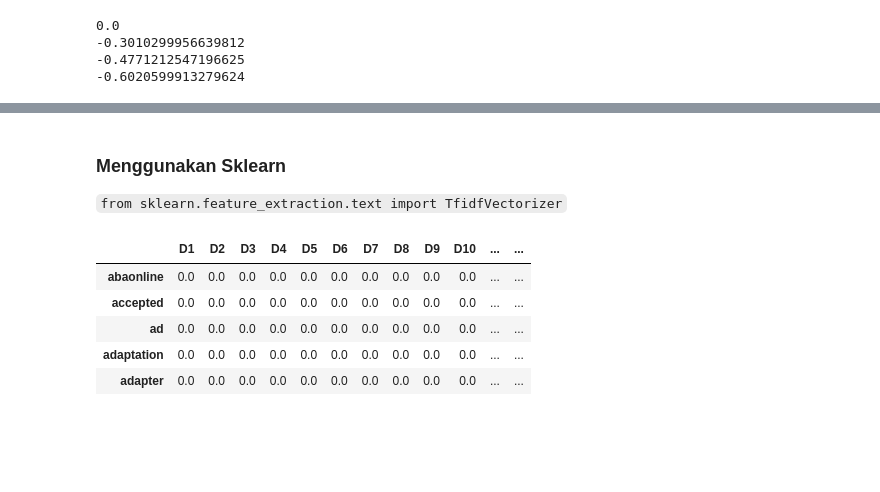
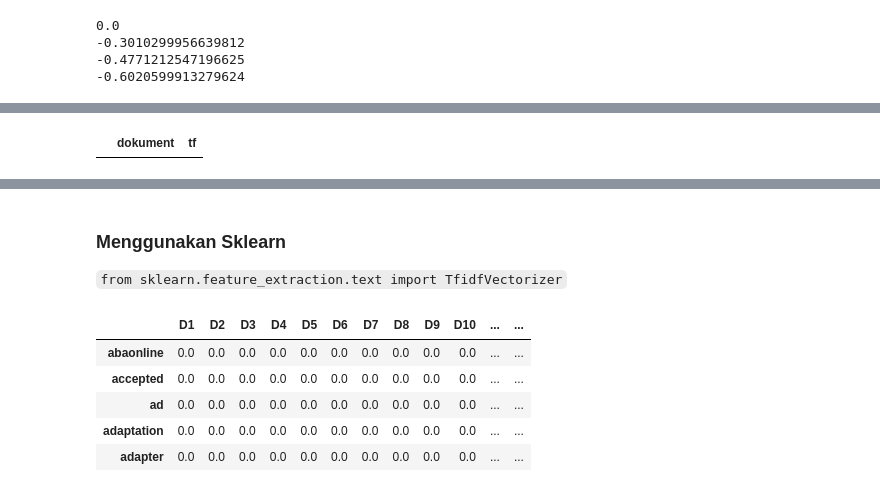
Before and after one commit to ackermanjayjay/tugas-tki, a Jupyter notebook: code/Tugas.ipynb, the cells around one changed output, grey strips where cells are left out. Drawn from its saved outputs; the diff is of its cells as text; code cells hidden in the pictures; blank space fills up the shorter version.

```diff
--- a/code/Tugas.ipynb
+++ b/code/Tugas.ipynb
@@ -471,0 +477,4 @@ Hasil Dokument frequensi: 18
+# %%
+]for frequensi_masing_masing_dokument in hasil_term_sesudah_elim :
+    dokument=df[df["dokument"]== frequensi_masing_masing_dokument]
+    print(dokument)
@@ -471,0 +499,4 @@ Hasil Dokument frequensi: 18
+# %%
+dokument
+# %% [output]
+|  | dokument | tf |
```
Also changed, not shown: parts of 4 cells of this notebook.
